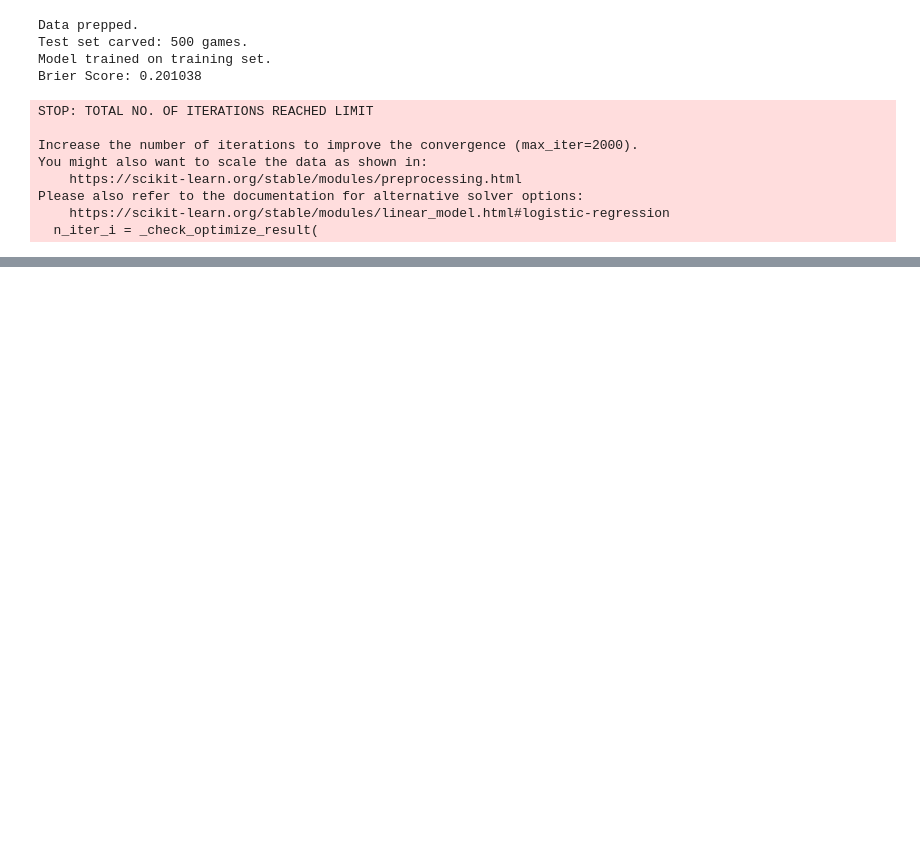
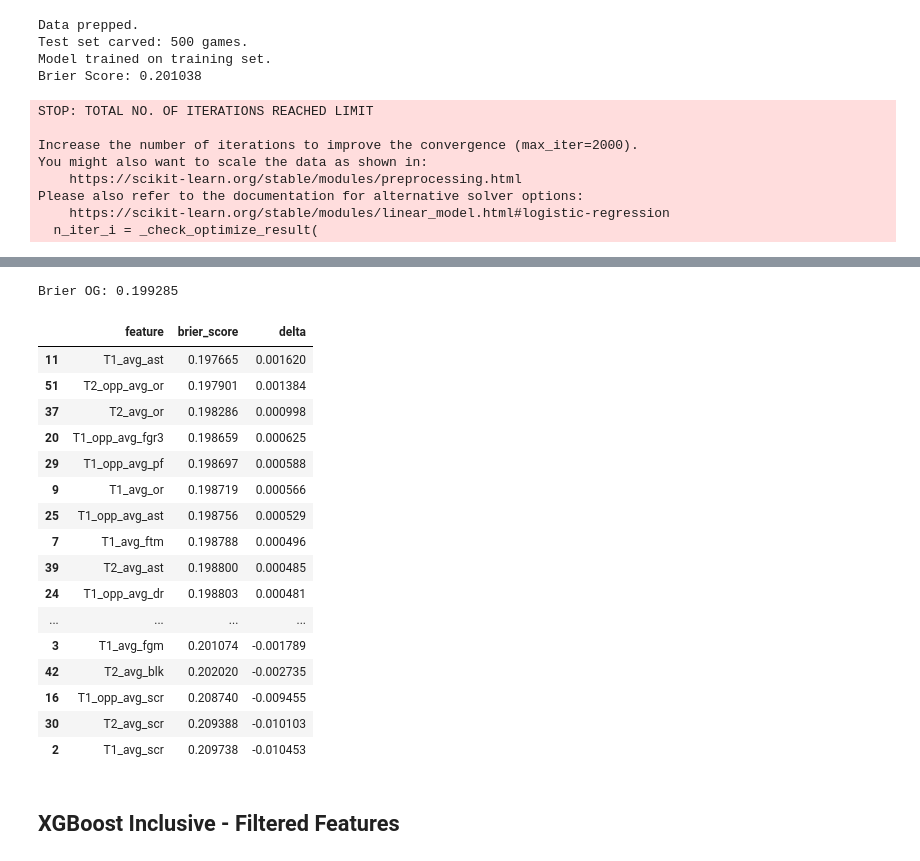
Before and after one commit to natebradshaw/march_madness_kaggle_2026, a Jupyter notebook: initial_notebook.ipynb, the cells around one changed output, grey strips where cells are left out. Drawn from its saved outputs; the diff is of its cells as text; code cells hidden in the pictures; blank space fills up the shorter version.

```diff
--- a/initial_notebook.ipynb
+++ b/initial_notebook.ipynb
@@ -900,0 +1509,58 @@ Please also refer to the documentation for alternative solver options:
+# %%
+cols = inc_xgb_test_X.columns
+
+pred_prob_og = inc_xgb_model.predict_proba(inc_xgb_test_X)
+brier_og = brier_score_loss(inc_xgb_test_y, pred_prob_og)
+
+print(f'Brier OG: {brier_og:.6f}')
+
+brier_list = []
+delta_list = []
+
+for col in cols:
+    inc_xgb_test_X_shuffle = inc_xgb_test_X.copy()
+    inc_xgb_test_X_shuffle[col] = inc_xgb_test_X[col].sample(frac=1).values
+
+    pred_prob = inc_xgb_model.predict_proba(inc_xgb_test_X_shuffle)[:, 1]
+    brier = brier_score_loss(inc_xgb_test_y, pred_prob)
+    delta = brier_og - brier
+
+    brier_list.append(brier)
+    delta_list.append(delta)
+
+brier_scores = pd.DataFrame({
+    'feature': cols,
+    'brier_score': brier_list,
+    'delta':delta_list})
+brier_scores.sort_values('brier_score')
+
+T1_avg_ast
+T1_opp_avg_ast
+T2_avg_ast
+T2_opp_avg_ast
+
+T2_opp_avg_or
+T2_avg_or
+T1_avg_or
+T1_opp_avg_or
+# %% [output]
+Brier OG: 0.199285
+|  | feature | brier_score | delta |
+| 11 | T1_avg_ast | 0.197665 | 0.001620 |
+| 51 | T2_opp_avg_or | 0.197901 | 0.001384 |
+| 37 | T2_avg_or | 0.198286 | 0.000998 |
+| 20 | T1_opp_avg_fgr3 | 0.198659 | 0.000625 |
+| 29 | T1_opp_avg_pf | 0.198697 | 0.000588 |
+| 9 | T1_avg_or | 0.198719 | 0.000566 |
+| 25 | T1_opp_avg_ast | 0.198756 | 0.000529 |
+| 7 | T1_avg_ftm | 0.198788 | 0.000496 |
+| 39 | T2_avg_ast | 0.198800 | 0.000485 |
+| 24 | T1_opp_avg_dr | 0.198803 | 0.000481 |
+| ... | ... | ... | ... |
+| 3 | T1_avg_fgm | 0.201074 | -0.001789 |
+| 42 | T2_avg_blk | 0.202020 | -0.002735 |
+| 16 | T1_opp_avg_scr | 0.208740 | -0.009455 |
+| 30 | T2_avg_scr | 0.209388 | -0.010103 |
+| 2 | T1_avg_scr | 0.209738 | -0.010453 |
+# %% [markdown]
+## XGBoost Inclusive - Filtered Features
```
Also changed, not shown: parts of 11 cells of this notebook.
